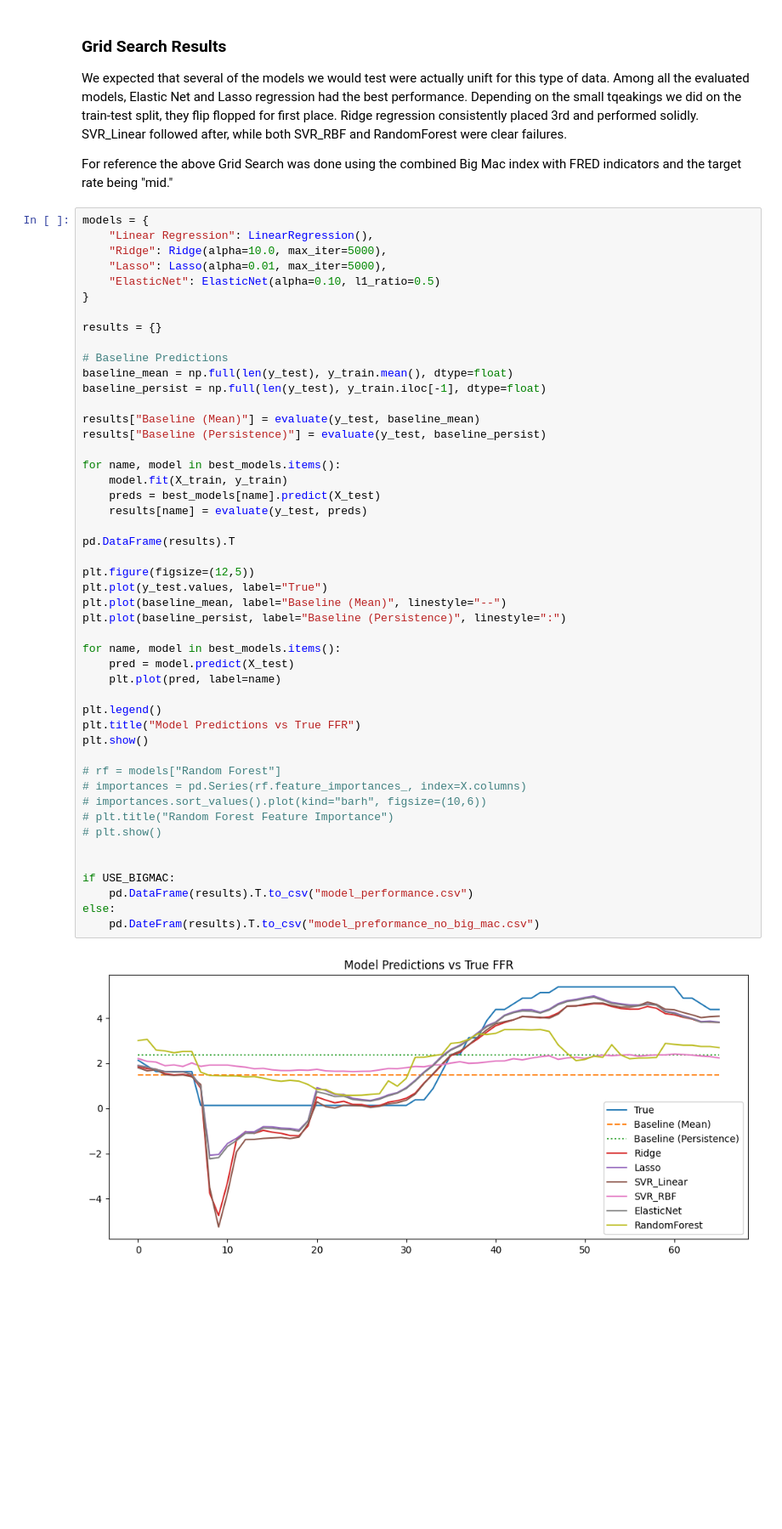
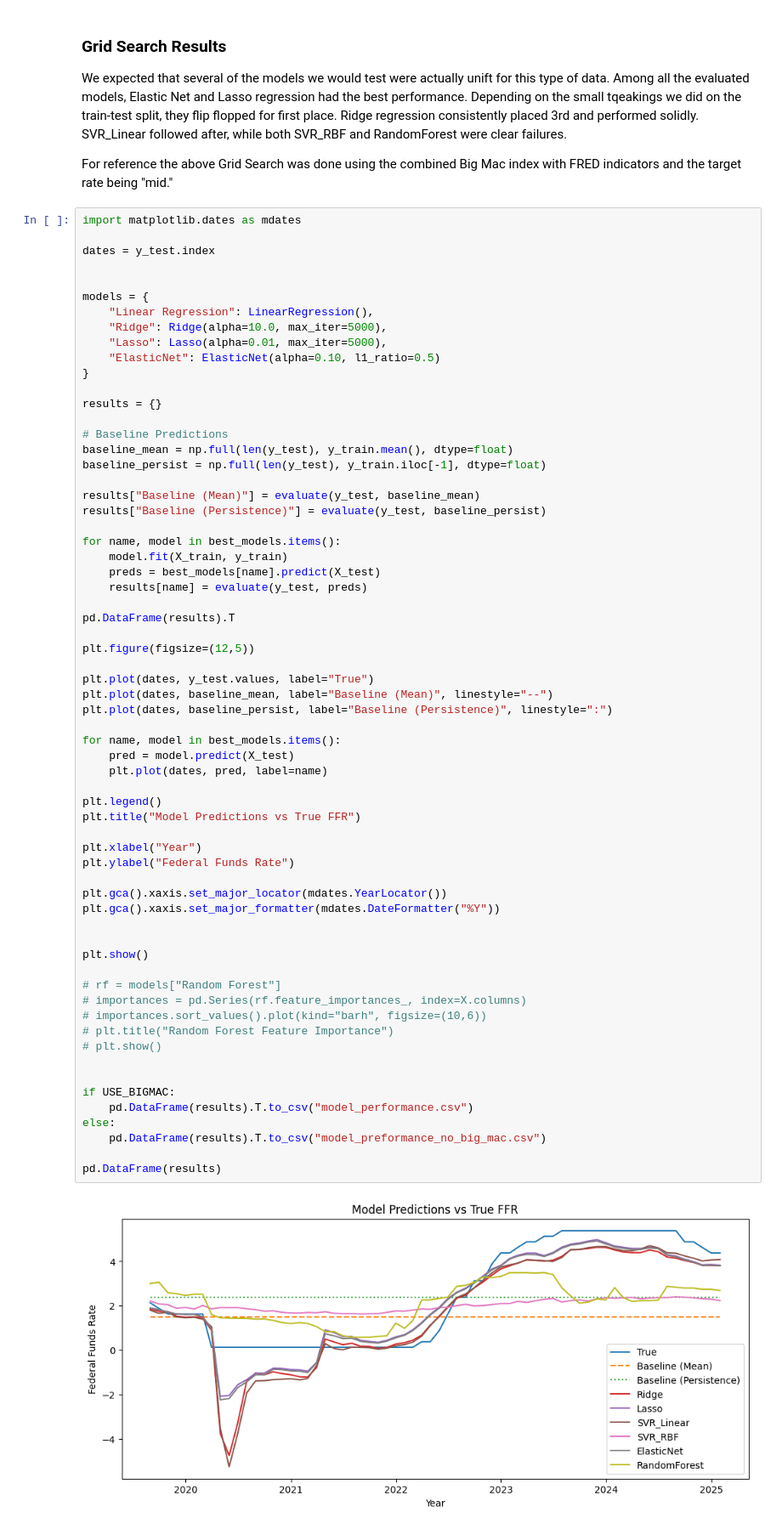
Before and after one commit to carsonschmidty/Interest-Rate-Prediction, a Jupyter notebook: 04_Final_Project.ipynb, the cells around one changed output. Shown at 85% size. Saved outputs shown, nothing was run; the diff lists cells and outputs as text; blank space fills up the shorter version.

Commit message:
altered final graph

```diff
--- a/04_Final_Project.ipynb
+++ b/04_Final_Project.ipynb
@@ -779,6 +782,11 @@ Among all the evaluated models, Elastic Net and Lasso regression had the best pe
 
 For reference the above Grid Search was done using the combined Big Mac index with FRED indicators and the target rate being "mid."
 # %%
+import matplotlib.dates as mdates
+
+dates = y_test.index
+
+
 models = {
     "Linear Regression": LinearRegression(),
     "Ridge": Ridge(alpha=10.0, max_iter=5000),
@@ -795,36 +803,47 @@ baseline_persist = np.full(len(y_test), y_train.iloc[-1], dtype=float)
 results["Baseline (Mean)"] = evaluate(y_test, baseline_mean)
 results["Baseline (Persistence)"] = evaluate(y_test, baseline_persist)
 
 for name, model in best_models.items():
     model.fit(X_train, y_train)
     preds = best_models[name].predict(X_test)
     results[name] = evaluate(y_test, preds)
 
 pd.DataFrame(results).T
 
 plt.figure(figsize=(12,5))
-plt.plot(y_test.values, label="True")
-plt.plot(baseline_mean, label="Baseline (Mean)", linestyle="--")
-plt.plot(baseline_persist, label="Baseline (Persistence)", linestyle=":")
+
+plt.plot(dates, y_test.values, label="True")
+plt.plot(dates, baseline_mean, label="Baseline (Mean)", linestyle="--")
+plt.plot(dates, baseline_persist, label="Baseline (Persistence)", linestyle=":")
 
 for name, model in best_models.items():
     pred = model.predict(X_test)
-    plt.plot(pred, label=name)
+    plt.plot(dates, pred, label=name)
 
 plt.legend()
 plt.title("Model Predictions vs True FFR")
+
+plt.xlabel("Year")
+plt.ylabel("Federal Funds Rate")
+
+plt.gca().xaxis.set_major_locator(mdates.YearLocator())
+plt.gca().xaxis.set_major_formatter(mdates.DateFormatter("%Y"))
+
+
 plt.show()
 
 # rf = models["Random Forest"]
 # importances = pd.Series(rf.feature_importances_, index=X.columns)
 # importances.sort_values().plot(kind="barh", figsize=(10,6))
 # plt.title("Random Forest Feature Importance")
 # plt.show()
 
 
 if USE_BIGMAC:
     pd.DataFrame(results).T.to_csv("model_performance.csv")
 else:
-    pd.DateFram(results).T.to_csv("model_preformance_no_big_mac.csv")
+    pd.DataFrame(results).T.to_csv("model_preformance_no_big_mac.csv")
+
+pd.DataFrame(results)
 # %% [output]
-[figure, old version]
+[figure, new version]
```
Also changed, not shown: parts of 2 cells of this notebook.
